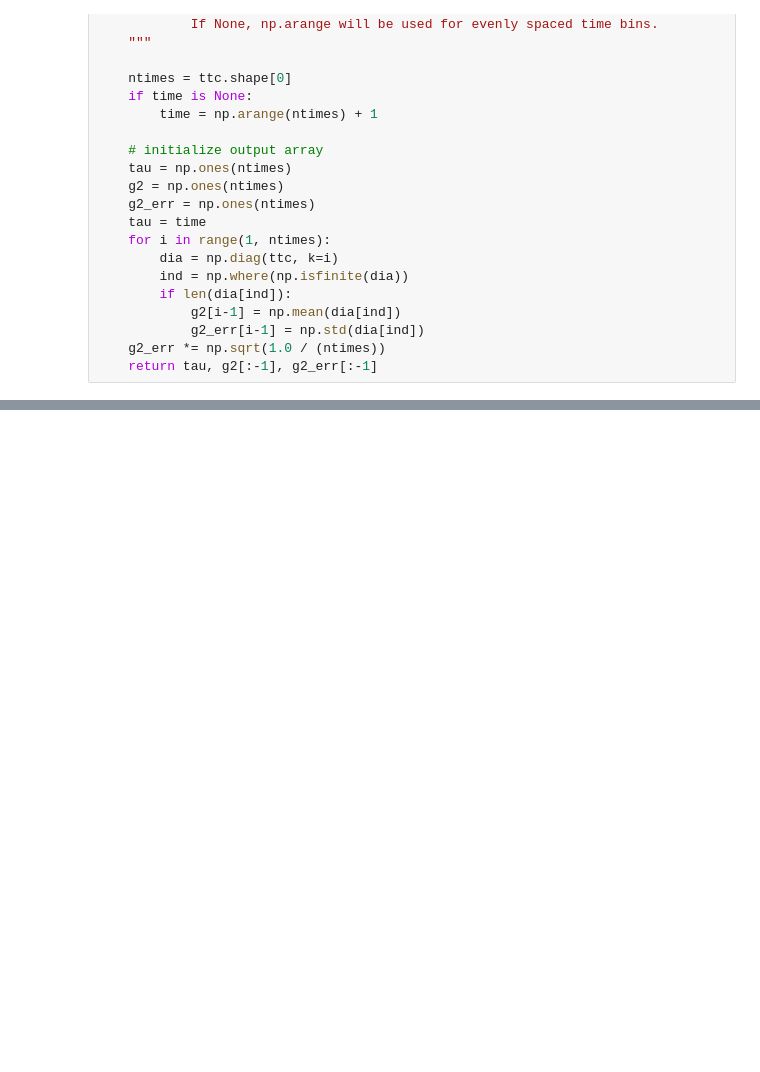
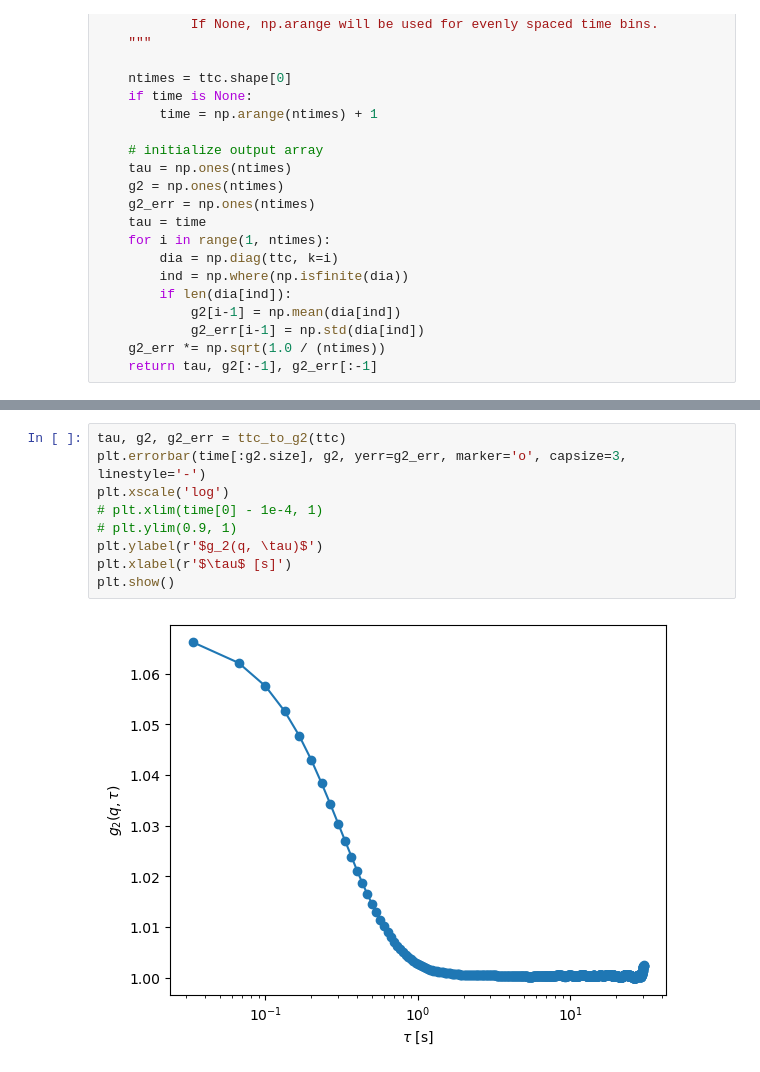
Before and after one commit to JAndronis/xpcs_analysis_cpp, a Jupyter notebook: analysis.ipynb, the cells around one changed output, grey strips where cells are left out. Saved outputs shown, nothing was run; the diff lists cells and outputs as text; blank space fills up the shorter version.

```diff
--- a/analysis.ipynb
+++ b/analysis.ipynb
@@ -78,2 +120,13 @@ for i in range(10):
+# %%
+tau, g2, g2_err = ttc_to_g2(ttc)
+plt.errorbar(time[:g2.size], g2, yerr=g2_err, marker='o', capsize=3, linestyle='-')
+plt.xscale('log')
+# plt.xlim(time[0] - 1e-4, 1)
+# plt.ylim(0.9, 1)
+plt.ylabel(r'$g_2(q, \tau)$')
+plt.xlabel(r'$\tau$ [s]')
+plt.show()
+# %% [output]
+[figure, added]
 # %%
 fig, ax = plt.subplots()
```
Also changed, not shown: parts of 22 cells of this notebook, 10 other files.
